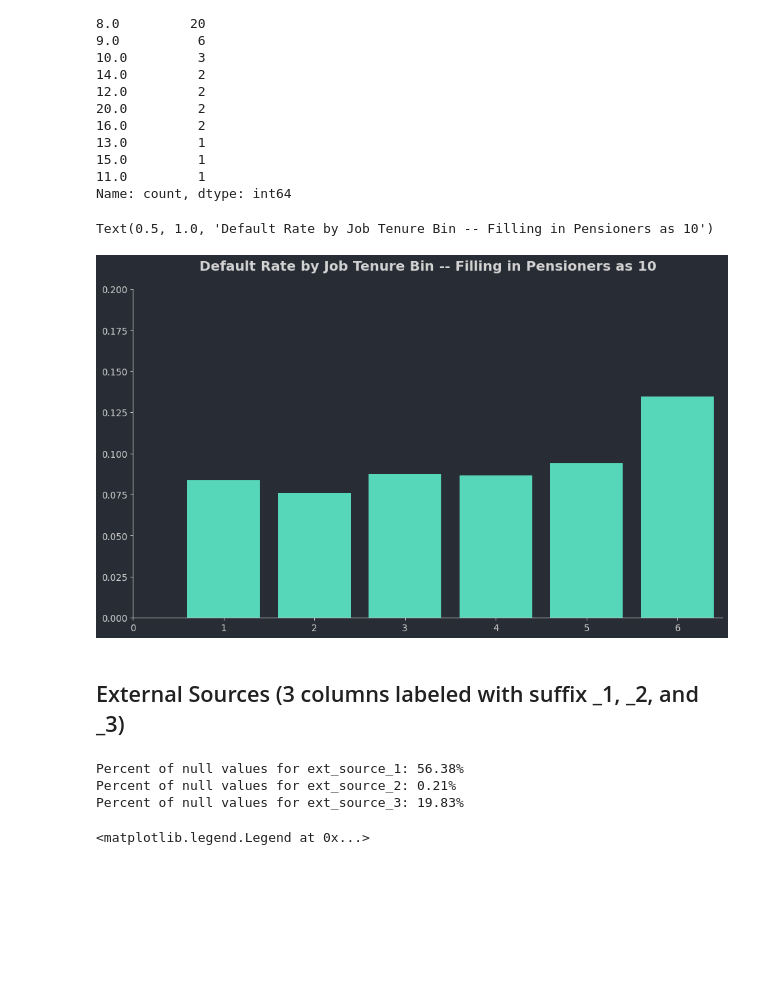
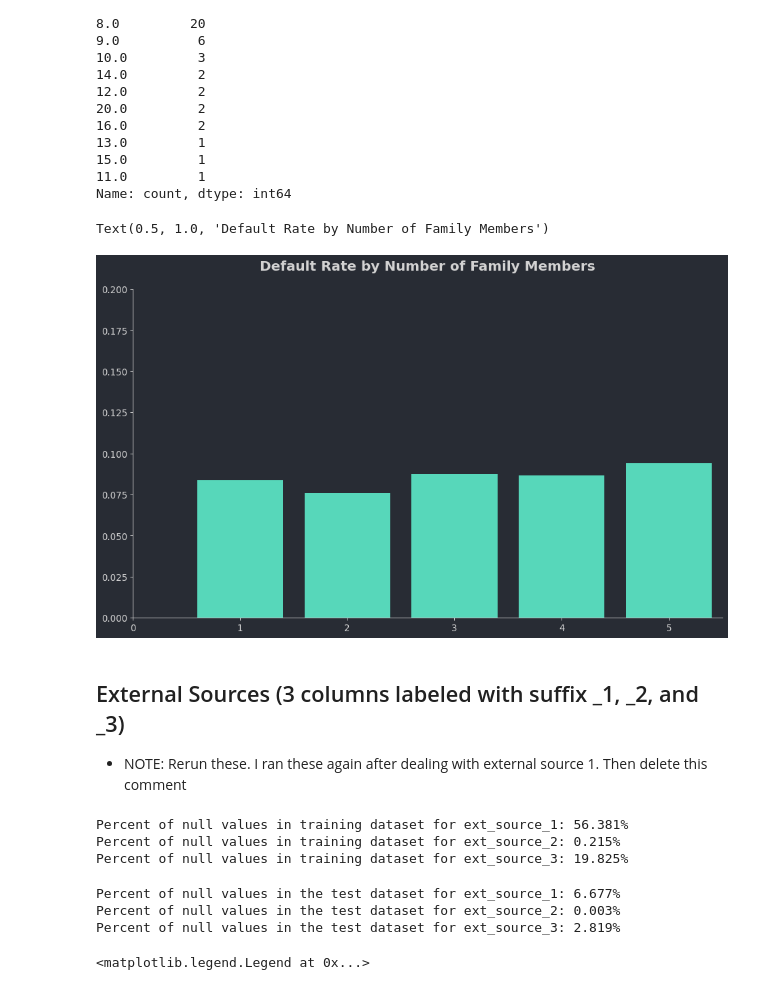
Before and after one commit to rca-devs/CIS-5450, a Jupyter notebook: CIS_5450_course_project.ipynb, the cells around one changed output. Saved outputs shown, nothing was run; the diff lists cells and outputs as text; code cells hidden in the pictures; blank space fills up the shorter version.

```diff
--- a/CIS_5450_course_project.ipynb
+++ b/CIS_5450_course_project.ipynb
@@ -1251,28 +1250,37 @@ d['application_test_df']['cnt_fam_members'].fillna(d['application_test_df']['cnt
 # %%
 col = 'cnt_fam_members'
 fig = plt.figure(figsize = (14,8))
 ax = fig.add_subplot(111)
 
 temp = d['application_train_df'].groupby(col).agg({'target':'mean','sk_id_curr':'count'})
 ax.bar(temp.index, temp['target'])
 
 
-ax.set_xlim(0,6.5)
+ax.set_xlim(0,5.5) #cut this off at 5 b/c there is very few samples of 6+
 ax.set_ylim(0,0.2)
-ax.set_title('Default Rate by Job Tenure Bin -- Filling in Pensioners as 10')
+ax.set_title('Default Rate by Number of Family Members')
 # %% [output]
-Text(0.5, 1.0, 'Default Rate by Job Tenure Bin -- Filling in Pensioners as 10')
+Text(0.5, 1.0, 'Default Rate by Number of Family Members')
-[figure, old version]
+[figure, new version]
 # %% [markdown]
 ## External Sources (3 columns labeled with suffix _1, _2, and _3)
+- NOTE: Rerun these. I ran these again after dealing with external source 1. Then delete this comment
 # %%
 for i in range(1,4,1):
     pct_null = d['application_train_df'][f'ext_source_{i}'].isna().sum() / len(d['application_train_df'])
-    print(f'Percent of null values for ext_source_{i}: {pct_null:.2%}')
+    print(f'Percent of null values in training dataset for ext_source_{i}: {pct_null:.3%}')
 # %% [output]
-Percent of null values for ext_source_1: 56.38%
-Percent of null values for ext_source_2: 0.21%
-Percent of null values for ext_source_3: 19.83%
+Percent of null values in training dataset for ext_source_1: 56.381%
+Percent of null values in training dataset for ext_source_2: 0.215%
+Percent of null values in training dataset for ext_source_3: 19.825%
+# %%
+for i in range(1,4,1):
+    pct_null = d['application_test_df'][f'ext_source_{i}'].isna().sum() / len(d['application_train_df'])
+    print(f'Percent of null values in the test dataset for ext_source_{i}: {pct_null:.3%}')
+# %% [output]
+Percent of null values in the test dataset for ext_source_1: 6.677%
+Percent of null values in the test dataset for ext_source_2: 0.003%
+Percent of null values in the test dataset for ext_source_3: 2.819%
 # %%
 temp = d['application_train_df'][['target','ext_source_1','ext_source_2','ext_source_3']].copy()
 # %%
```
Also changed, not shown: parts of 89 cells of this notebook.
